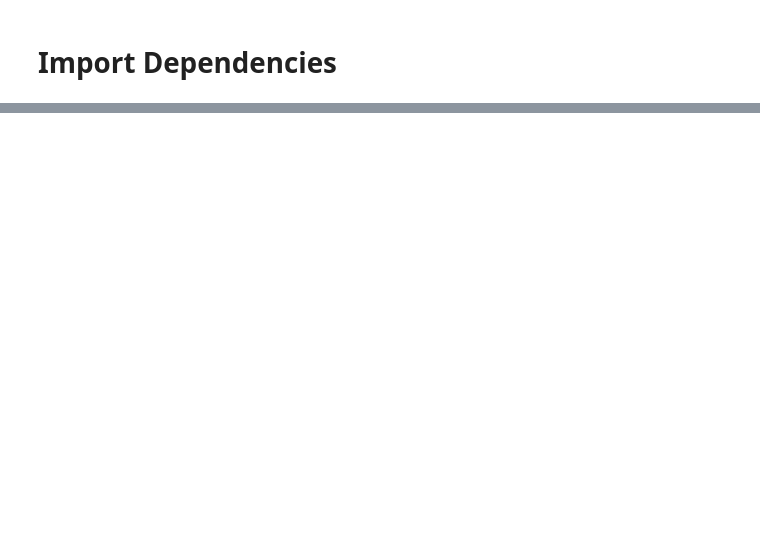
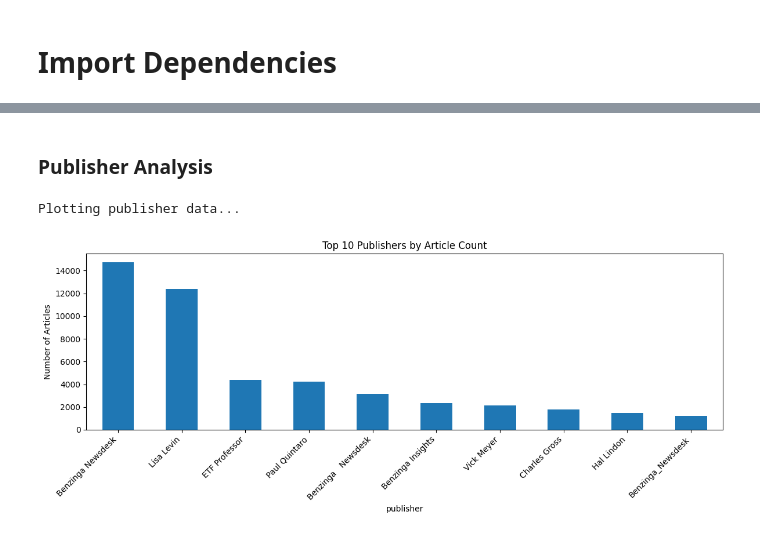
Before and after one commit to binia01/Nova-financial-solutions, a Jupyter notebook: notebooks/01_news_eda.ipynb, the cells around one changed output, grey strips where cells are left out. Saved outputs shown, nothing was run; the diff lists cells and outputs as text; code cells hidden in the pictures; blank space fills up the shorter version.

```diff
--- a/notebooks/01_news_eda.ipynb
+++ b/notebooks/01_news_eda.ipynb
@@ -173,0 +23,2 @@ plt.show()
+# %%
+DATA_FILE_PATH = '../data/raw_analyst_ratings.csv'
@@ -173,0 +27,5 @@ plt.show()
+# %%
+# Data Loading and Preparation
+news_df = load_news_data(DATA_FILE_PATH)
+print("Data Info:")
+news_df.info()
@@ -173,0 +51,8 @@ plt.show()
+# %%
+# Add new analytical columns to the DataFrame
+news_df = add_sentiment_score(news_df)
+news_df = add_headline_length(news_df)
+news_df = add_day_of_week(news_df)
+
+print("\nDataFrame with new features:")
+print(news_df[['headline', 'sentiment', 'headline_length', 'day_of_week']].head())
@@ -173,0 +88,9 @@ plt.show()
+# %% [markdown]
+### Publisher Analysis
+# %%
+# --- Publisher Analysis ---
+print("\nPlotting publisher data...")
+plot_top_publishers(news_df, top_n=10)
+# %% [output]
+Plotting publisher data...
+[figure, added]
```
Also changed, not shown: parts of 34 cells of this notebook.
